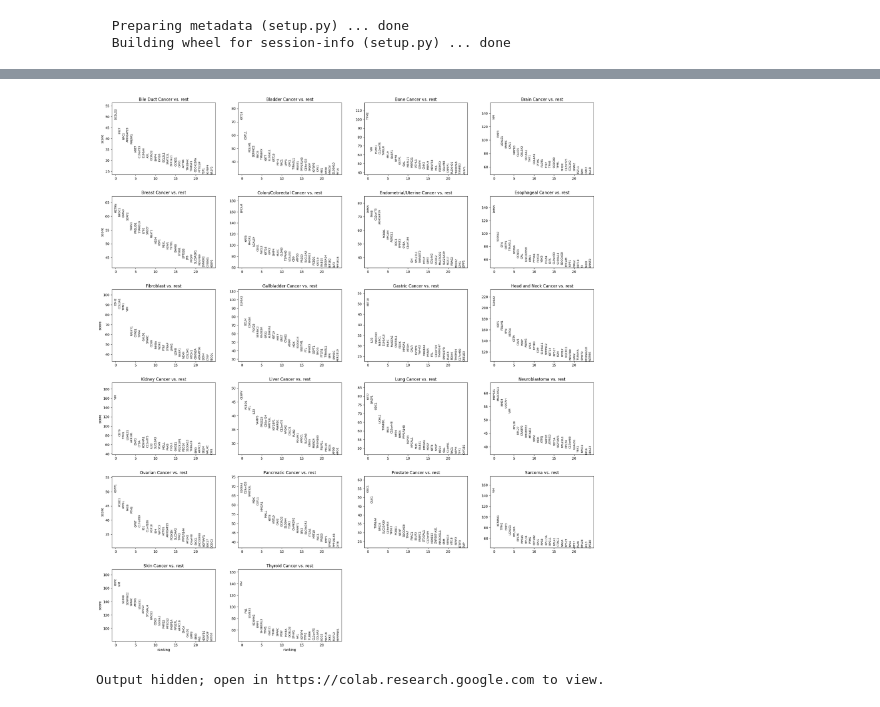
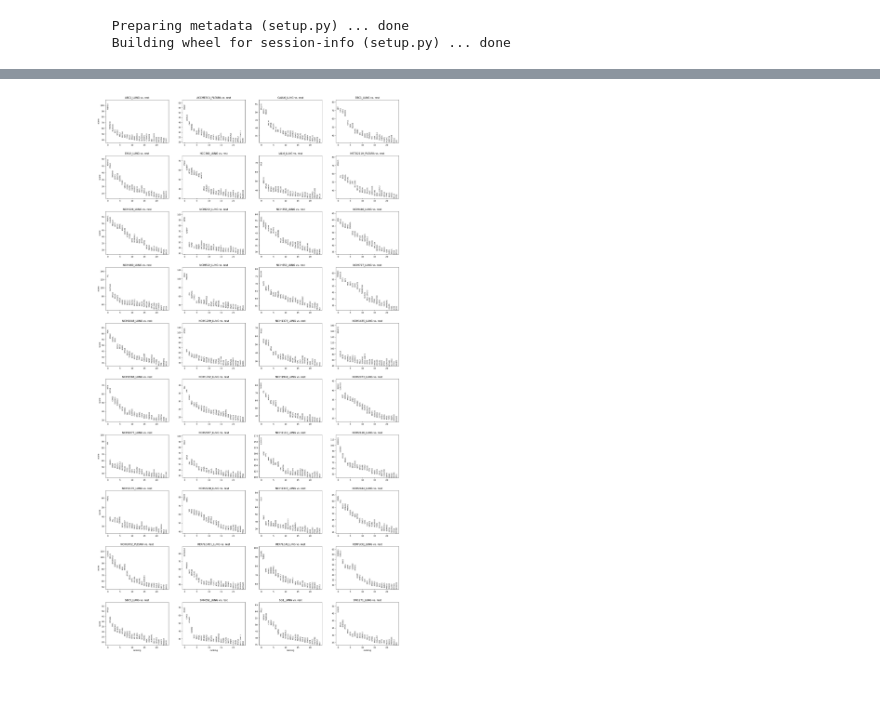
Before and after one commit to NikitaArya17/next_generation_sequencing_projects, a Jupyter notebook: kinker/240703_explore.ipynb, the cells around one changed output, grey strips where cells are left out. Drawn from its saved outputs; the diff is of its cells as text; code cells hidden in the pictures.

Commit message:
update
Differential gene expression analysis was refined

```diff
--- a/kinker/240703_explore.ipynb
+++ b/kinker/240703_explore.ipynb
@@ -127,14 +115,9 @@ df_cell_line.head()
 # %%
 # Differential expression analysis
-sc.tl.rank_genes_groups(adata, groupby = 'Indication', method = 't-test', key_added = 't_test')
-sc.pl.rank_genes_groups(adata, groupby = 'Indication', n_genes = 25, sharey = False, key = 't_test')
+sc.tl.rank_genes_groups(adata_lung, groupby = 'CellLine', method = 't-test', key_added = 't_test')
+sc.pl.rank_genes_groups(adata_lung, groupby = 'CellLine', n_genes = 25, sharey = False, key = 't_test')
 # %% [output]
-[figure, old version]
+[figure, new version]
-# %%
-sc.tl.rank_genes_groups(adata, groupby = 'CellLine', method = 't-test', key_added = 't_test')
-sc.pl.rank_genes_groups(adata, groupby = 'CellLine', n_genes = 25, sharey = False, key = 't_test')
-# %% [output]
-Output hidden; open in https://colab.research.google.com to view.
 # %%
 sc.pl.umap(adata_lung, color = ['CellLine'])
 sc.pl.umap(adata_lung, color = ['ERBB2'])
```
Also changed, not shown: parts of 25 cells of this notebook.
